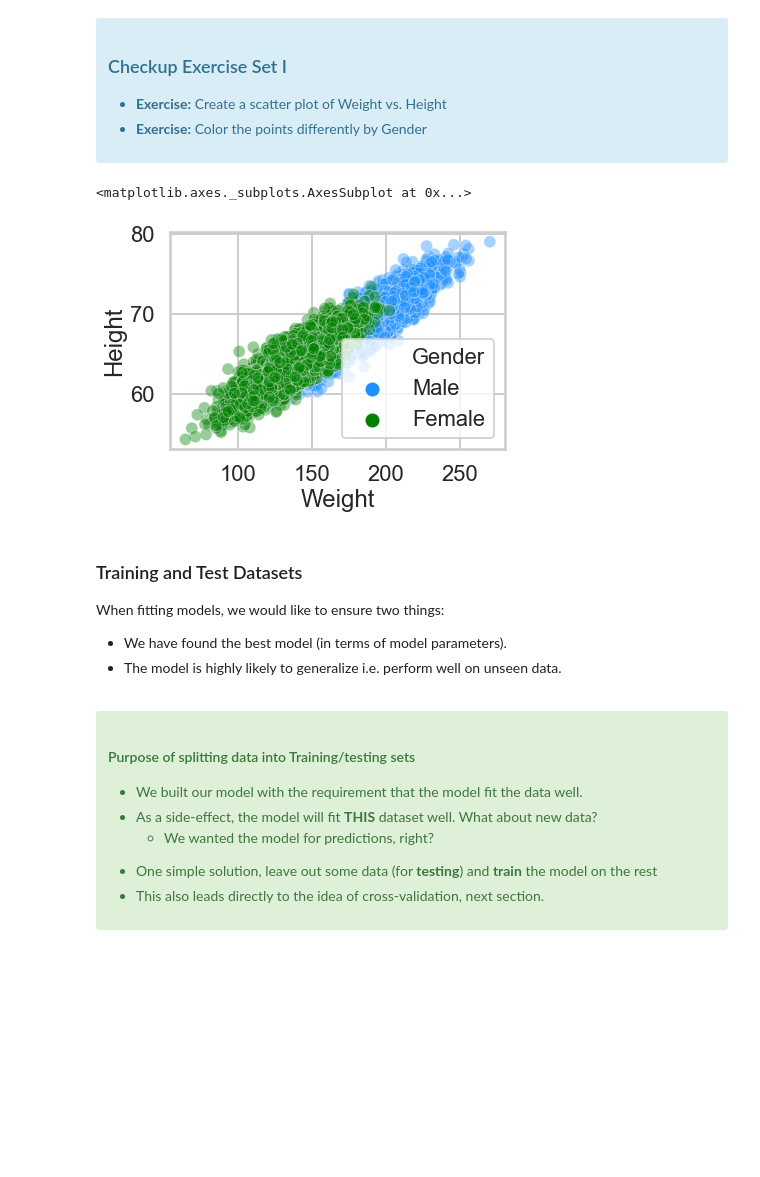
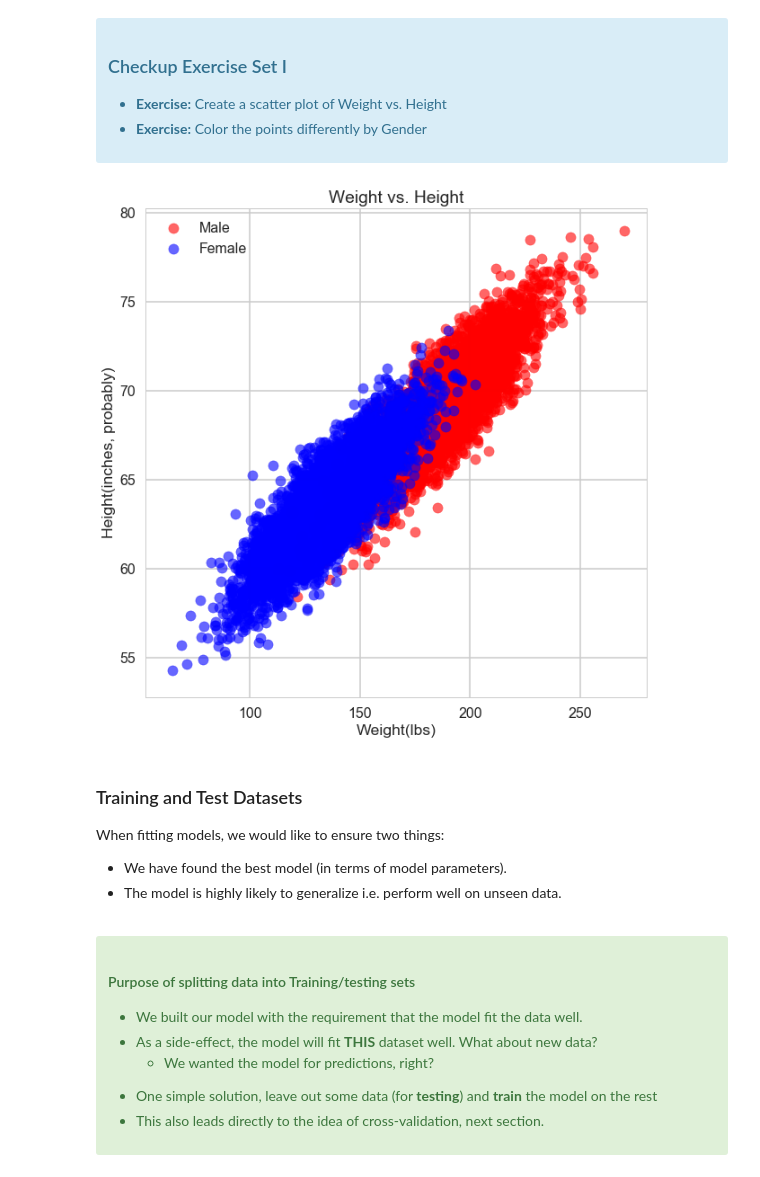
Before and after one commit to umamohantm/springboard, a Jupyter notebook: logistic regression/Springboard Logistic Regression Advanced Case Study.ipynb, the cells around one changed output. Drawn from its saved outputs; the diff is of its cells as text; code cells hidden in the pictures; blank space fills up the shorter version.

```diff
--- a/logistic regression/Springboard Logistic Regression Advanced Case Study.ipynb
+++ b/logistic regression/Springboard Logistic Regression Advanced Case Study.ipynb
@@ -94,7 +94,7 @@ def points_plot_prob(ax, Xtr, Xte, ytr, yte, clf, colorscale=cmap_light,
 # %% [markdown]
 We'll use a dataset of heights and weights of males and females to hone our understanding of classifiers. We load the data into a dataframe and plot it.
 # %%
-dflog = pd.read_csv("01_heights_weights_genders.csv")
+dflog = pd.read_csv("data/01_heights_weights_genders.csv")
 dflog.head()
 # %% [output]
 |  | Gender | Height | Weight |
@@ -120,9 +120,3 @@ with the "response" or "label" $y$ as a plain array of 0s and 1s for binary clas
   <li> <b>Exercise:</b> Color the points differently by Gender
 </ul>
 </div>
-# %%
-# your turn
-sns.scatterplot(x='Weight',y='Height',hue='Gender',data=dflog,palette=['dodgerblue','green'],alpha = 0.4)
-# %% [output]
-<matplotlib.axes._subplots.AxesSubplot at 0x...>
-[figure, removed]
@@ -129,3 +125,21 @@ sns.scatterplot(x='Weight',y='Height',hue='Gender',data=dflog,palette=['dodgerbl
+# %%
+#setting up plotting variables
+mh = dflog.Height[dflog.Gender=='Male']
+fh = dflog.Height[dflog.Gender=='Female']
+mw = dflog.Weight[dflog.Gender=='Male']
+fw = dflog.Weight[dflog.Gender=='Female']
+# %%
+# setting up the plot
+plt.rcParams["figure.figsize"] = (10,10)
+m = plt.scatter(x=mw, y=mh, color='Red', label='Male', alpha=0.6)
+f = plt.scatter(x=fw, y=fh, color='Blue', label='Female', alpha = 0.6)
+plt.xlabel('Weight(lbs)')
+plt.ylabel('Height(inches, probably)')
+plt.title('Weight vs. Height')
+plt.legend()
+plt.show()
+# %% [output]
+[figure, added]
 # %% [markdown]
 ### Training and Test Datasets
 
```
Also changed, not shown: parts of 29 cells of this notebook.
